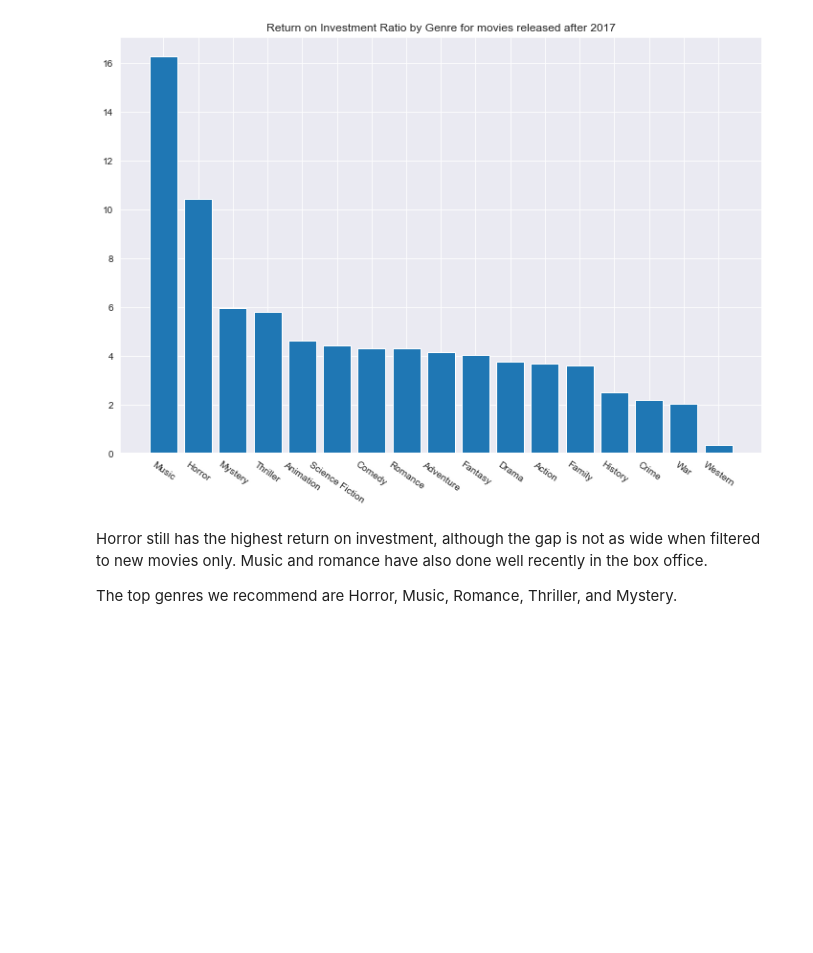
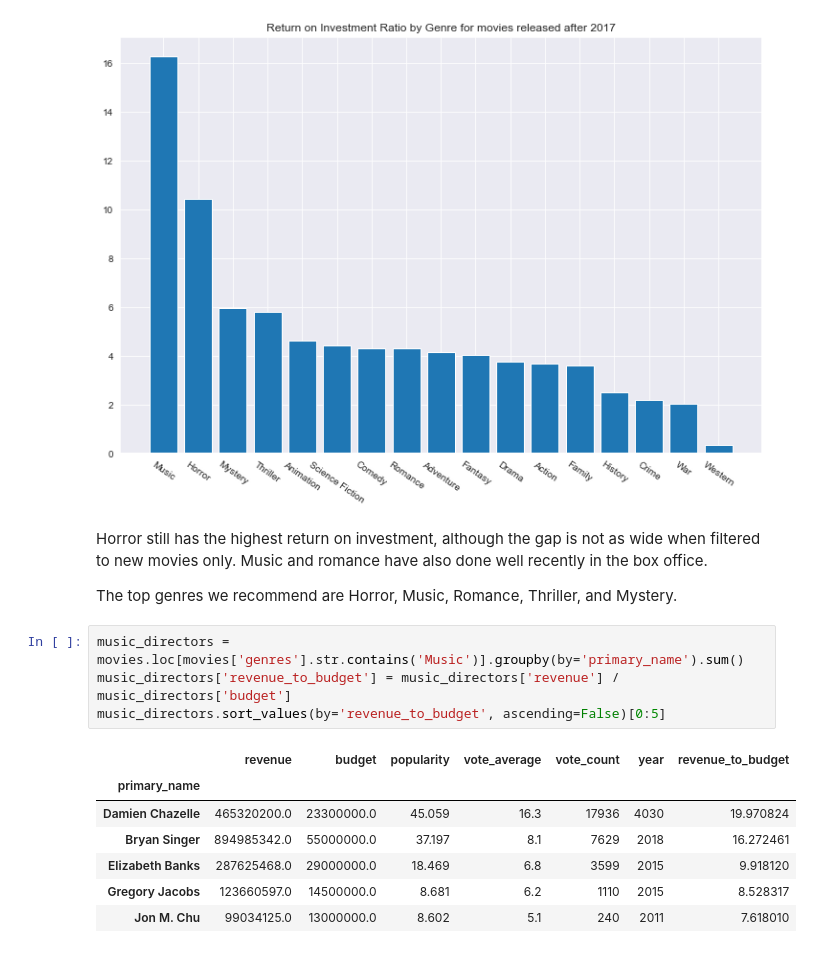
Before and after one commit to xuqc01/Movie-Data-Analysis, a Jupyter notebook: movie-data-analysis.ipynb, the cells around one changed output. Drawn from its saved outputs; the diff is of its cells as text; blank space fills up the shorter version.

```diff
--- a/movie-data-analysis.ipynb
+++ b/movie-data-analysis.ipynb
@@ -425,3 +435,15 @@ ax.set_xticklabels(new_movies_genres_and_rois.index, rotation=-35, ha='center');
 Horror still has the highest return on investment, although the gap is not as wide when filtered to new movies only. Music and romance have also done well recently in the box office.
 
 The top genres we recommend are Horror, Music, Romance, Thriller, and Mystery.
+# %%
+music_directors = movies.loc[movies['genres'].str.contains('Music')].groupby(by='primary_name').sum()
+music_directors['revenue_to_budget'] = music_directors['revenue'] / music_directors['budget']
+music_directors.sort_values(by='revenue_to_budget', ascending=False)[0:5]
+# %% [output]
+|  | revenue | budget | popularity | vote_average | vote_count | year | revenue_to_budget |
+| primary_name |  |  |  |  |  |  |  |
+| Damien Chazelle | 465320200.0 | 23300000.0 | 45.059 | 16.3 | 17936 | 4030 | 19.970824 |
+| Bryan Singer | 894985342.0 | 55000000.0 | 37.197 | 8.1 | 7629 | 2018 | 16.272461 |
+| Elizabeth Banks | 287625468.0 | 29000000.0 | 18.469 | 6.8 | 3599 | 2015 | 9.918120 |
+| Gregory Jacobs | 123660597.0 | 14500000.0 | 8.681 | 6.2 | 1110 | 2015 | 8.528317 |
+| Jon M. Chu | 99034125.0 | 13000000.0 | 8.602 | 5.1 | 240 | 2011 | 7.618010 |
```
Also changed, not shown: parts of 9 cells of this notebook.
